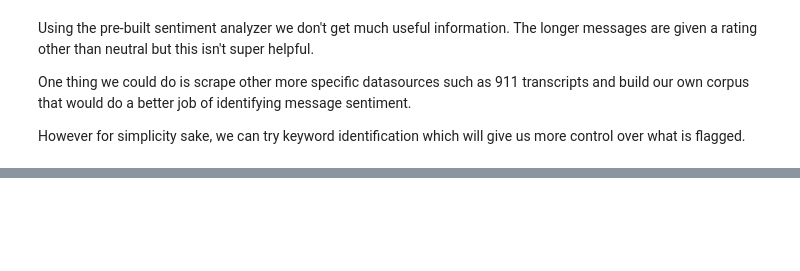
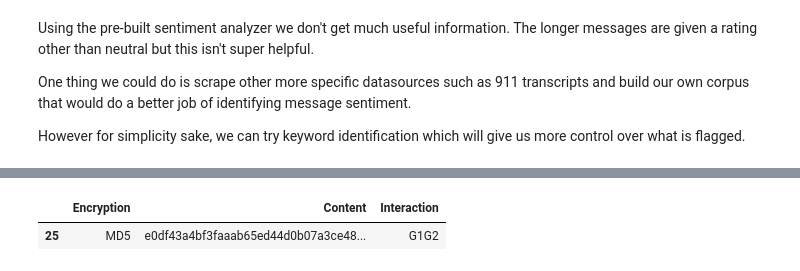
Before and after one commit to ggsmith842/sigint-analysis, a Jupyter notebook: initial_analysis.ipynb, the cells around one changed output, grey strips where cells are left out. Drawn from its saved outputs; the diff is of its cells as text; code cells hidden in the pictures; blank space fills up the shorter version.

Commit message:
Added decryption section

```diff
--- a/initial_analysis.ipynb
+++ b/initial_analysis.ipynb
@@ -387,0 +433,7 @@ comint_df[comint_df.Priority == 0].sort_values('Priority', ascending=False)[['Si
+# %%
+from cryptofuncs import decrypt_string
+
+comint_df[comint_df['Signal ID'] == 'S26'][['Encryption', 'Content','Interaction']]
+# %% [output]
+|  | Encryption | Content | Interaction |
+| 25 | MD5 | e0df43a4bf3faaab65ed44d0b07a3ce48... | G1G2 |
```
Also changed, not shown: parts of 26 cells of this notebook, 1 other file.
